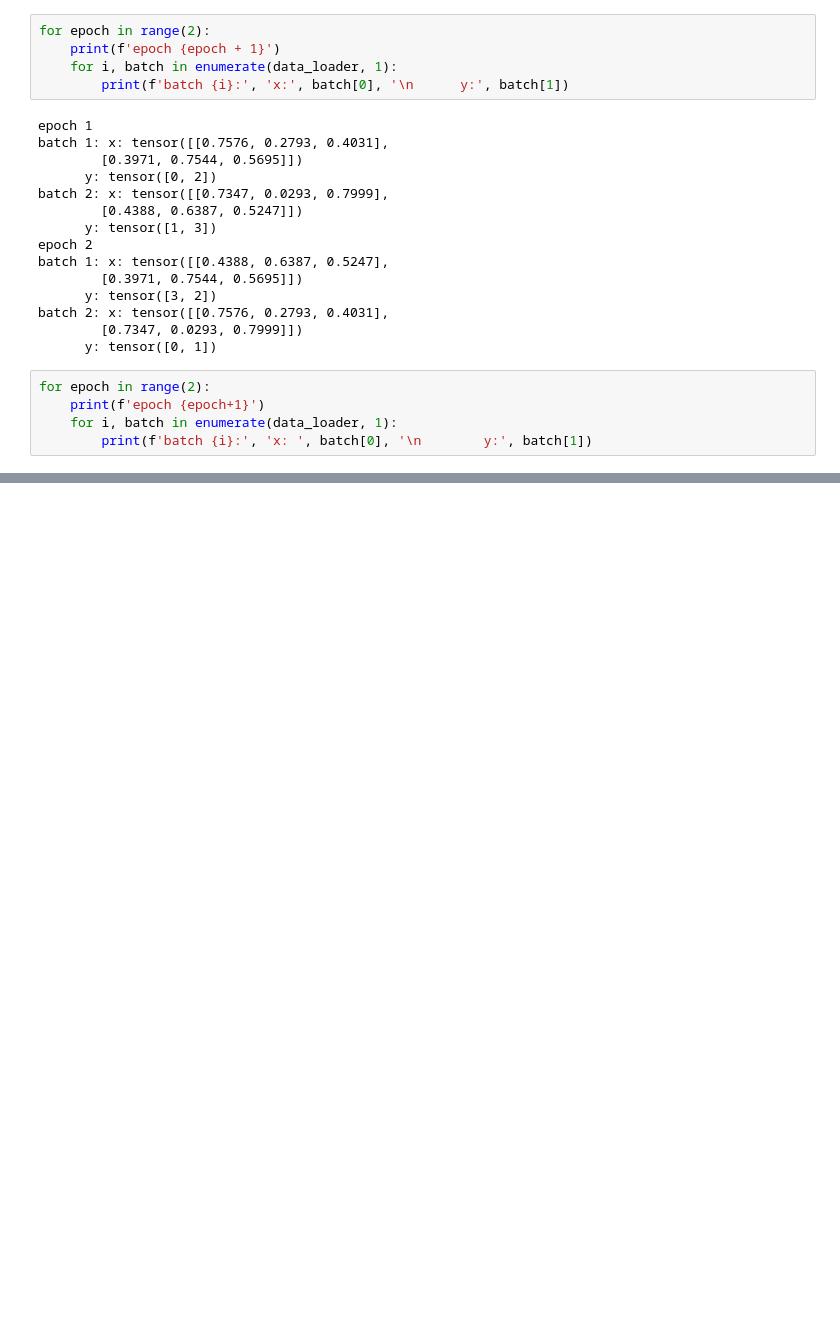
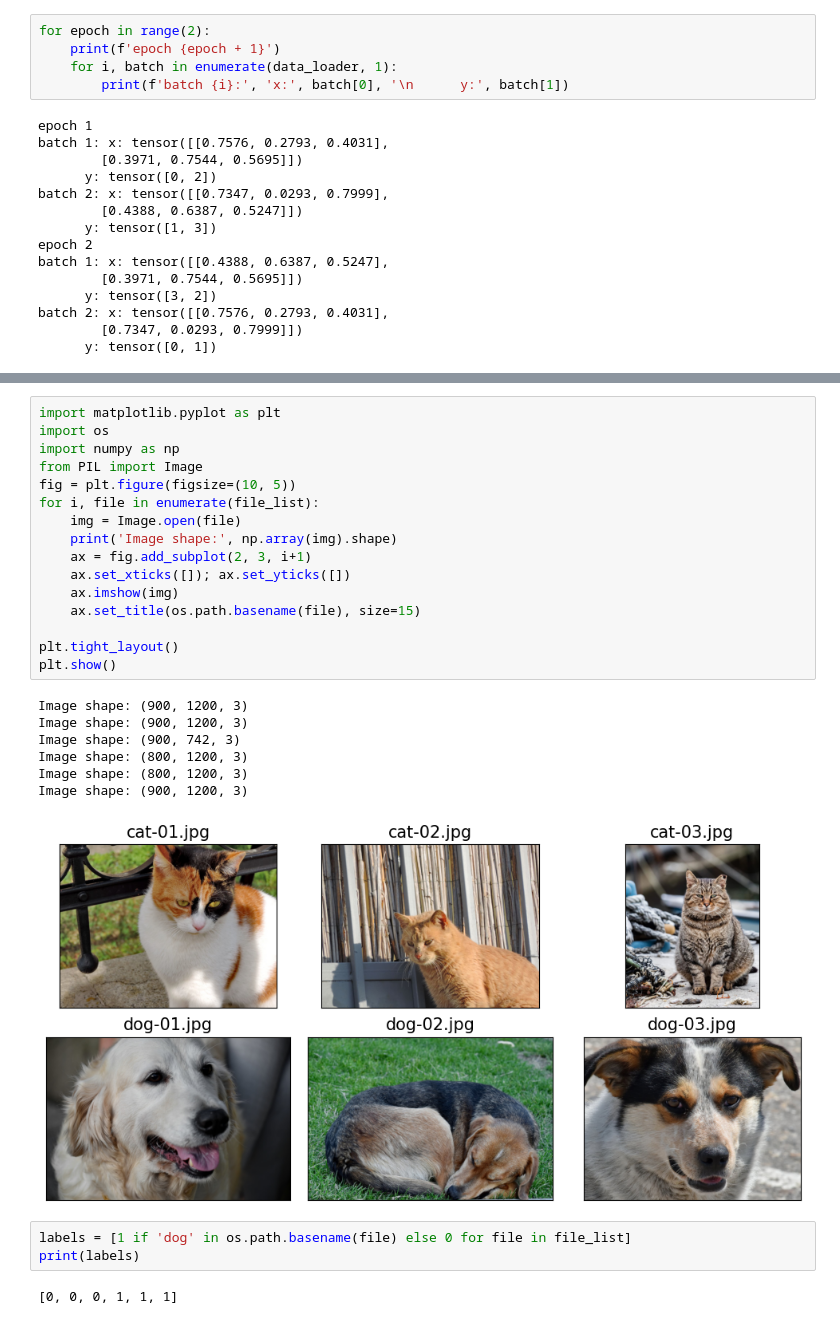
Before and after one commit to justjs4evr/ml-study-notes, a Jupyter notebook: ml_w_ptc_skl/ch12/whole.ipynb, the cells around one changed output, grey strips where cells are left out. Saved outputs shown, nothing was run; the diff lists cells and outputs as text; blank space fills up the shorter version.

```diff
--- a/ml_w_ptc_skl/ch12/whole.ipynb
+++ b/ml_w_ptc_skl/ch12/whole.ipynb
@@ -207,8 +207,3 @@ batch 1: x: tensor([[0.4388, 0.6387, 0.5247],
 batch 2: x: tensor([[0.7576, 0.2793, 0.4031],
         [0.7347, 0.0293, 0.7999]])
       y: tensor([0, 1])
-# %%
-for epoch in range(2):
-    print(f'epoch {epoch+1}')
-    for i, batch in enumerate(data_loader, 1):
-        print(f'batch {i}:', 'x: ', batch[0], '\n        y:', batch[1])
@@ -236,0 +217,29 @@ print(file_list)
+# %%
+import matplotlib.pyplot as plt
+import os
+import numpy as np
+from PIL import Image
+fig = plt.figure(figsize=(10, 5))
+for i, file in enumerate(file_list):
+    img = Image.open(file)
+    print('Image shape:', np.array(img).shape)
+    ax = fig.add_subplot(2, 3, i+1)
+    ax.set_xticks([]); ax.set_yticks([])
+    ax.imshow(img)
+    ax.set_title(os.path.basename(file), size=15)
+
+plt.tight_layout()
+plt.show()
+# %% [output]
+Image shape: (900, 1200, 3)
+Image shape: (900, 1200, 3)
+Image shape: (900, 742, 3)
+Image shape: (800, 1200, 3)
+Image shape: (800, 1200, 3)
+Image shape: (900, 1200, 3)
+[figure, added]
+# %%
+labels = [1 if 'dog' in os.path.basename(file) else 0 for file in file_list]
+print(labels)
+# %% [output]
+[0, 0, 0, 1, 1, 1]
```
Also changed, not shown: parts of 4 cells of this notebook, 7 other files.
